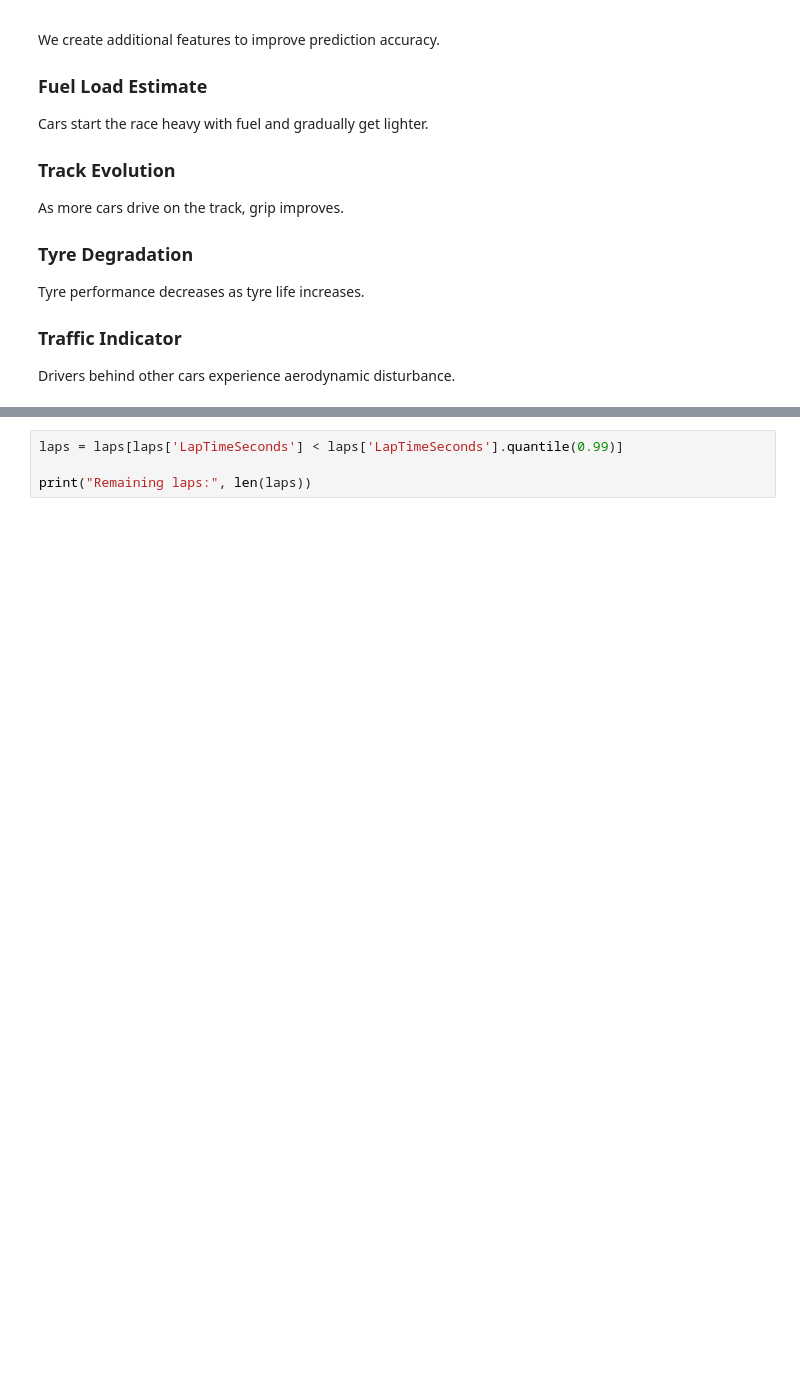
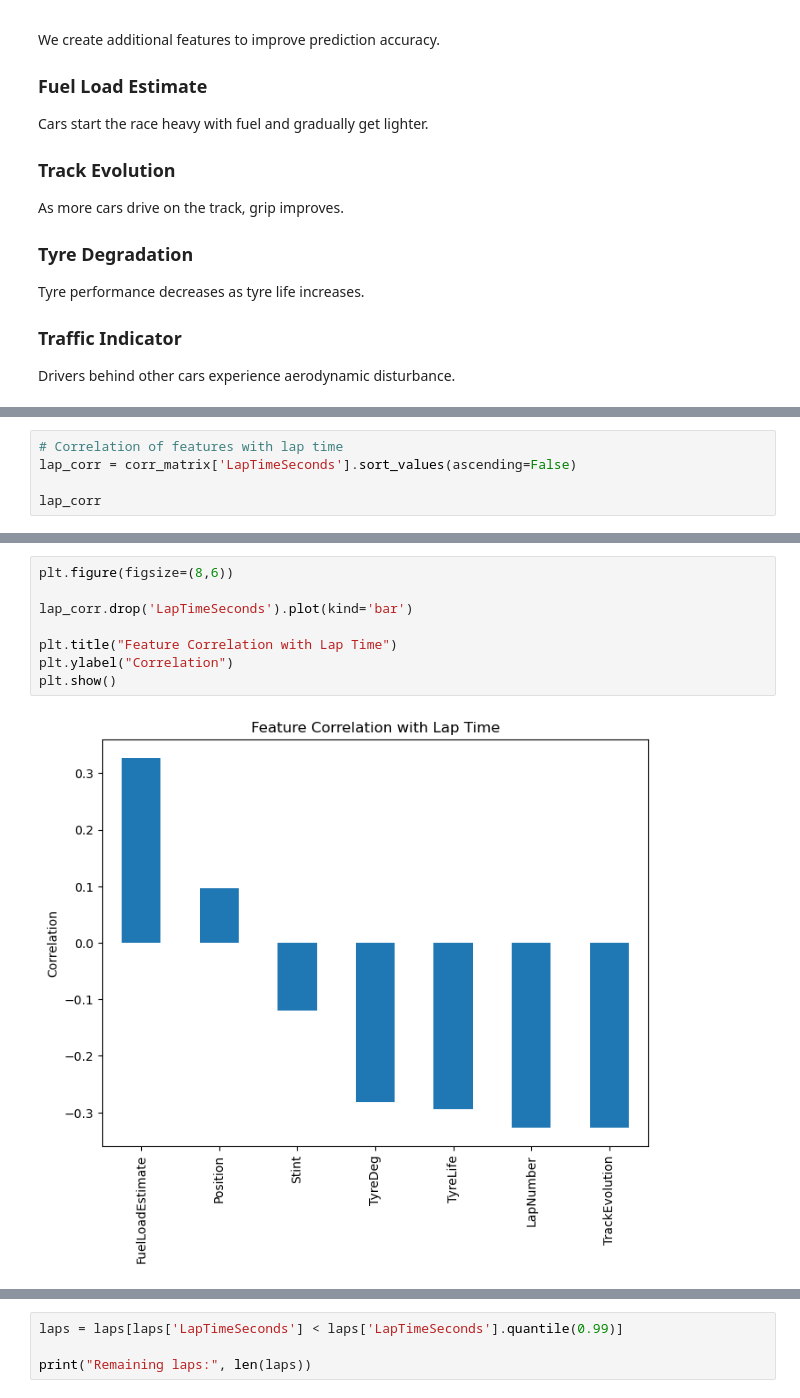
Before and after one commit to Royqlx/F1-Lap-Time-Prediction-using-ML, a Jupyter notebook: prediction.ipynb, the cells around one changed output, grey strips where cells are left out. Saved outputs shown, nothing was run; the diff lists cells and outputs as text; blank space fills up the shorter version.

```diff
--- a/prediction.ipynb
+++ b/prediction.ipynb
@@ -205,0 +258,5 @@ laps.head()
+# %%
+# Correlation of features with lap time
+lap_corr = corr_matrix['LapTimeSeconds'].sort_values(ascending=False)
+
+lap_corr
@@ -205,0 +273,10 @@ laps.head()
+# %%
+plt.figure(figsize=(8,6))
+
+lap_corr.drop('LapTimeSeconds').plot(kind='bar')
+
+plt.title("Feature Correlation with Lap Time")
+plt.ylabel("Correlation")
+plt.show()
+# %% [output]
+[figure, added]
```
Also changed, not shown: parts of 28 cells of this notebook.
